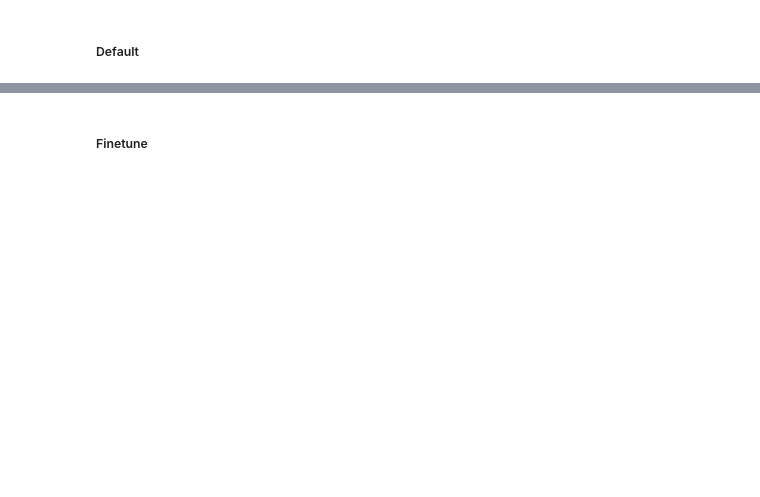
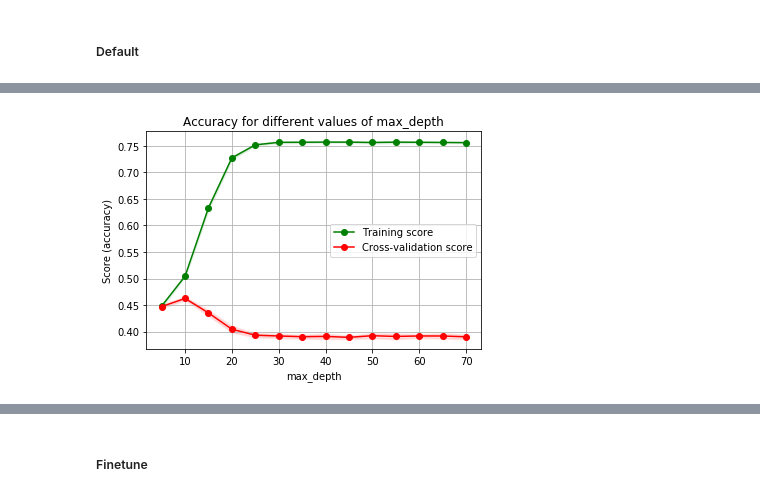
Before and after one commit to Vidovitsch/stack-overflow-survey-model, a Jupyter notebook: research.ipynb, the cells around one changed output, grey strips where cells are left out. Saved outputs shown, nothing was run; the diff lists cells and outputs as text; code cells hidden in the pictures; blank space fills up the shorter version.

```diff
--- a/research.ipynb
+++ b/research.ipynb
@@ -431,0 +487,11 @@ plt.show()
+# %%
+max_depth = np.arange(5, 75, 5)
+plot_validation_curve(RandomForestClassifier(),
+                      'Accuracy for different values of max_depth',
+                      X_train_best,
+                      y_train,
+                      max_depth,
+                      'max_depth')
+plt.show()
+# %% [output]
+[figure, added]
```
Also changed, not shown: parts of 79 cells of this notebook, 1 other file.
